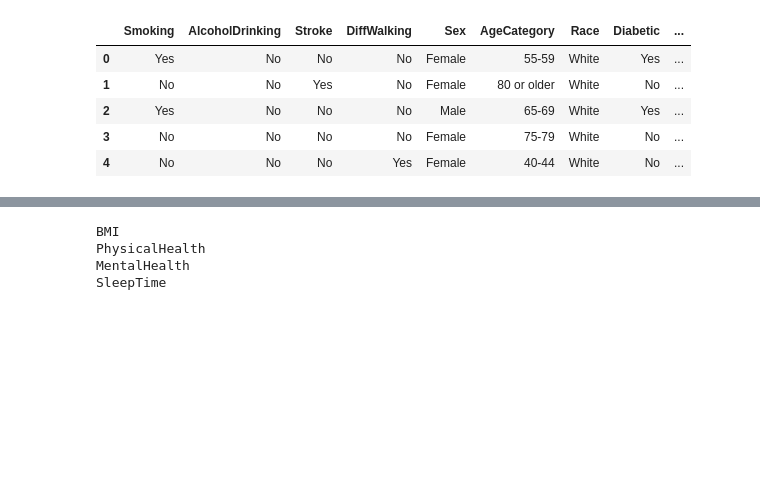
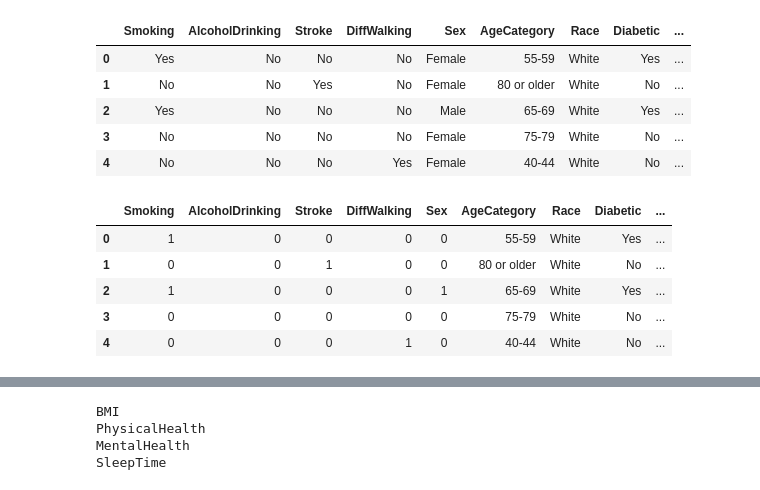
Before and after one commit to YarelyVargas/CapstoneProject_group3, a Jupyter notebook: Heart_Disease_Oversample_Final.ipynb, the cells around one changed output, grey strips where cells are left out. Cells and saved outputs as stored; diff of their text form; code cells hidden in the pictures; blank space fills up the shorter version.

```diff
--- a/Heart_Disease_Oversample_Final.ipynb
+++ b/Heart_Disease_Oversample_Final.ipynb
@@ -93,3 +94,18 @@ SkinCancer
 | 2 | Yes | No | No | No | Male | 65-69 | White | Yes | ... |
 | 3 | No | No | No | No | Female | 75-79 | White | No | ... |
 | 4 | No | No | No | Yes | Female | 40-44 | White | No | ... |
+# %%
+#label encoding the categorical data
+df_str_label = df_str.copy()
+le = LabelEncoder()
+col1 = df_str_label[['Smoking', 'AlcoholDrinking', 'Stroke', 'DiffWalking', 'Sex', 'PhysicalActivity', 'Asthma', 'KidneyDisease', 'SkinCancer']]
+for i in col1:
+  df_str_label[i] = le.fit_transform(df_str_label[i])
+df_str_label.head()
+# %% [output]
+|  | Smoking | AlcoholDrinking | Stroke | DiffWalking | Sex | AgeCategory | Race | Diabetic | ... |
+| 0 | 1 | 0 | 0 | 0 | 0 | 55-59 | White | Yes | ... |
+| 1 | 0 | 0 | 1 | 0 | 0 | 80 or older | White | No | ... |
+| 2 | 1 | 0 | 0 | 0 | 1 | 65-69 | White | Yes | ... |
+| 3 | 0 | 0 | 0 | 0 | 0 | 75-79 | White | No | ... |
+| 4 | 0 | 0 | 0 | 1 | 0 | 40-44 | White | No | ... |
```
Also changed, not shown: parts of 28 cells of this notebook, 7 other files.
